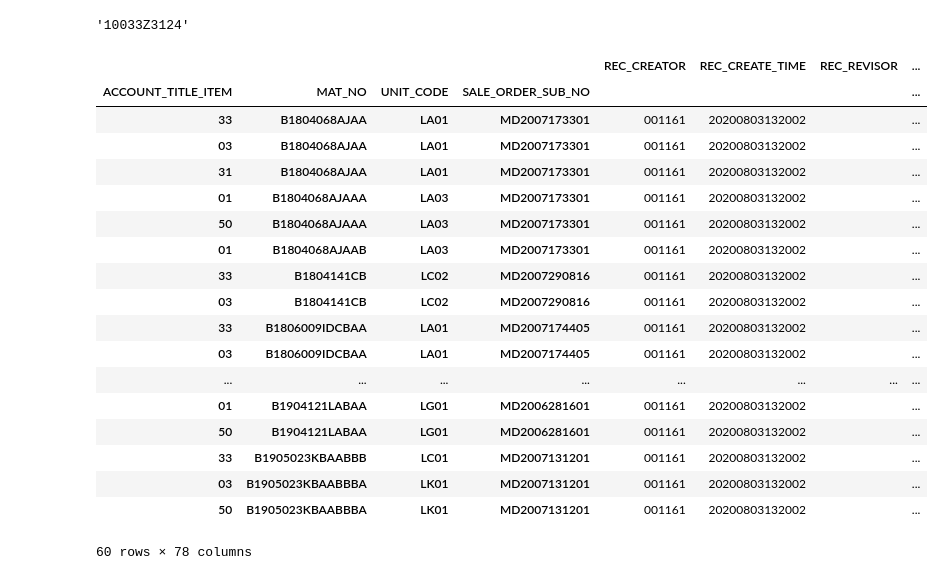
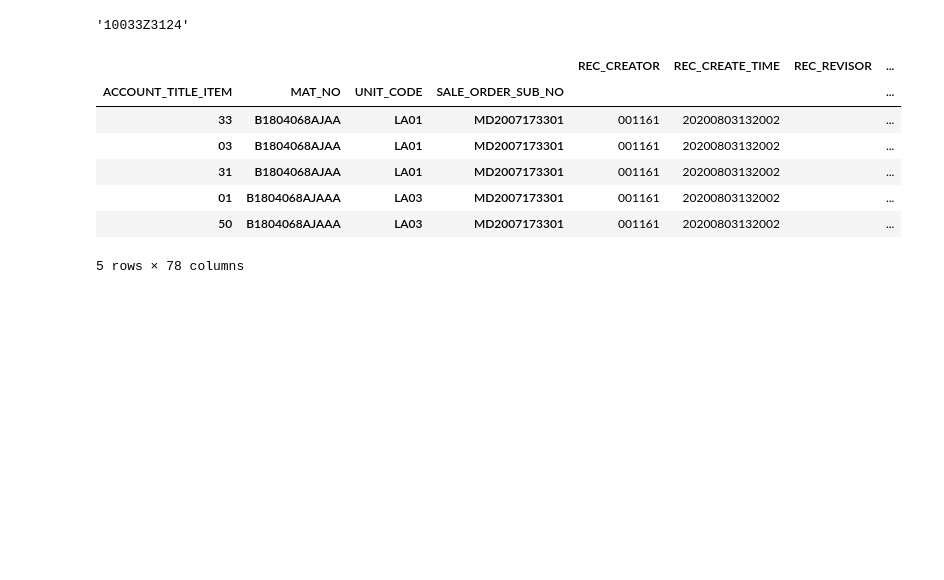
Before and after one commit to wangweity/CostCal, a Jupyter notebook: CostCalV0.1-20200616.ipynb, the cells around one changed output. Drawn from its saved outputs; the diff is of its cells as text; code cells hidden in the pictures; blank space fills up the shorter version.

```diff
--- a/CostCalV0.1-20200616.ipynb
+++ b/CostCalV0.1-20200616.ipynb
@@ -308,26 +309,15 @@ tacaia2.loc[('31','B1804068AJAA'),'PRODUCT_CODE'][0]
 # %% [output]
 '10033Z3124'
 # %%
-tacaia2.head(60)
+tacaia2.head()
 # %% [output]
 |  |  |  |  | REC_CREATOR | REC_CREATE_TIME | REC_REVISOR | ... |
 | ACCOUNT_TITLE_ITEM | MAT_NO | UNIT_CODE | SALE_ORDER_SUB_NO |  |  |  | ... |
 | 33 | B1804068AJAA | LA01 | MD2007173301 | 001161 | 20200803132002 |  | ... |
 | 03 | B1804068AJAA | LA01 | MD2007173301 | 001161 | 20200803132002 |  | ... |
 | 31 | B1804068AJAA | LA01 | MD2007173301 | 001161 | 20200803132002 |  | ... |
 | 01 | B1804068AJAAA | LA03 | MD2007173301 | 001161 | 20200803132002 |  | ... |
 | 50 | B1804068AJAAA | LA03 | MD2007173301 | 001161 | 20200803132002 |  | ... |
-| 01 | B1804068AJAAB | LA03 | MD2007173301 | 001161 | 20200803132002 |  | ... |
-| 33 | B1804141CB | LC02 | MD2007290816 | 001161 | 20200803132002 |  | ... |
-| 03 | B1804141CB | LC02 | MD2007290816 | 001161 | 20200803132002 |  | ... |
-| 33 | B1806009IDCBAA | LA01 | MD2007174405 | 001161 | 20200803132002 |  | ... |
-| 03 | B1806009IDCBAA | LA01 | MD2007174405 | 001161 | 20200803132002 |  | ... |
-| ... | ... | ... | ... | ... | ... | ... | ... |
-| 01 | B1904121LABAA | LG01 | MD2006281601 | 001161 | 20200803132002 |  | ... |
-| 50 | B1904121LABAA | LG01 | MD2006281601 | 001161 | 20200803132002 |  | ... |
-| 33 | B1905023KBAABBB | LC01 | MD2007131201 | 001161 | 20200803132002 |  | ... |
-| 03 | B1905023KBAABBBA | LK01 | MD2007131201 | 001161 | 20200803132002 |  | ... |
-| 50 | B1905023KBAABBBA | LK01 | MD2007131201 | 001161 | 20200803132002 |  | ... |
-60 rows × 78 columns
+5 rows × 78 columns
 # %%
 tacaia2.loc[('31','B1804068AJAA'),['MAT_VALUE','MAT_PRICE','LOST_VALUE','LOST_PRICE']]=list(InputPrices('B1804068AJAA','10033Z3124','3',122.96,'31').values())[:4]
```
Also changed, not shown: parts of 7 cells of this notebook, 1 other file.
